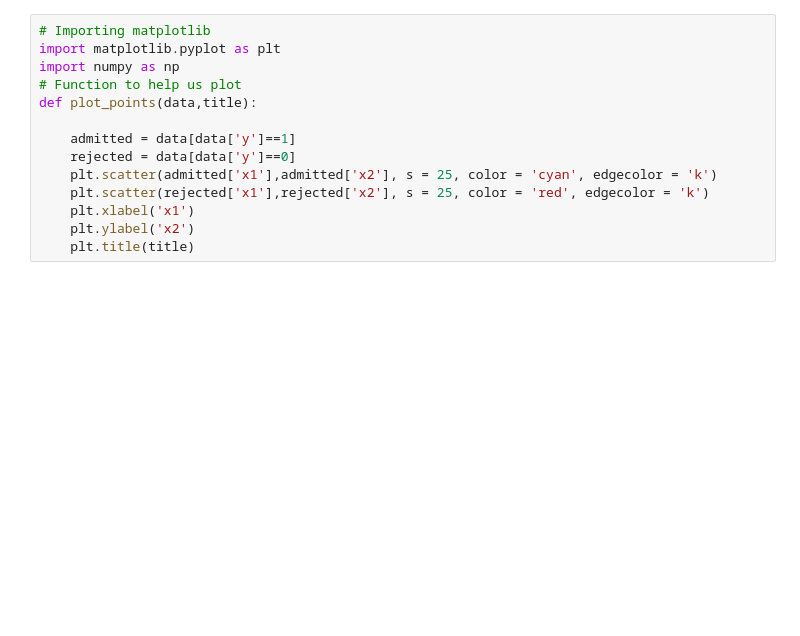
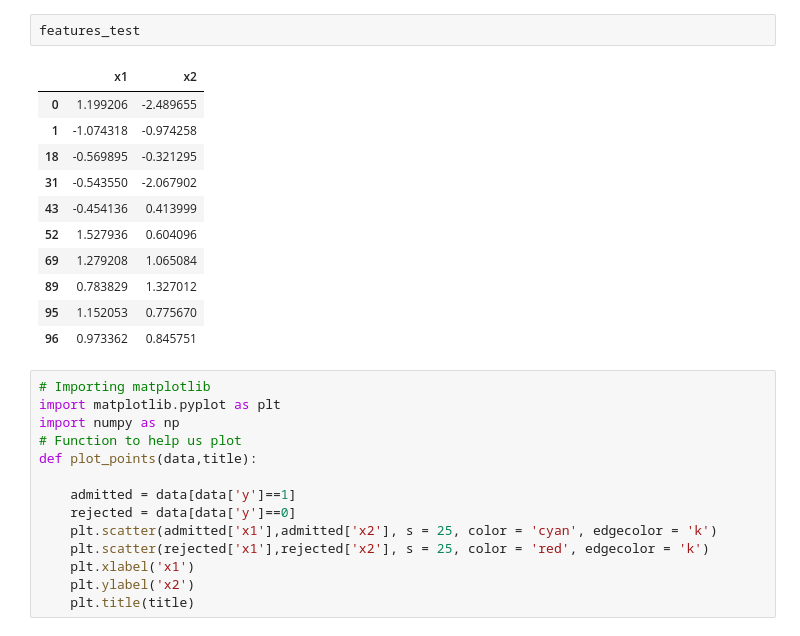
Before and after one commit to WikiGenius/neural_network, a Jupyter notebook: analize.ipynb, the cells around one changed output. Drawn from its saved outputs; the diff is of its cells as text; blank space fills up the shorter version.

```diff
--- a/analize.ipynb
+++ b/analize.ipynb
@@ -18,3 +23,17 @@ array([0, 0, 0, 1])
+# %%
+features_test
+# %% [output]
+|  | x1 | x2 |
+| 0 | 1.199206 | -2.489655 |
+| 1 | -1.074318 | -0.974258 |
+| 18 | -0.569895 | -0.321295 |
+| 31 | -0.543550 | -2.067902 |
+| 43 | -0.454136 | 0.413999 |
+| 52 | 1.527936 | 0.604096 |
+| 69 | 1.279208 | 1.065084 |
+| 89 | 0.783829 | 1.327012 |
+| 95 | 1.152053 | 0.775670 |
+| 96 | 0.973362 | 0.845751 |
 # %%
 # Importing matplotlib
 import matplotlib.pyplot as plt
```
Also changed, not shown: parts of 8 cells of this notebook, 6 other files.
